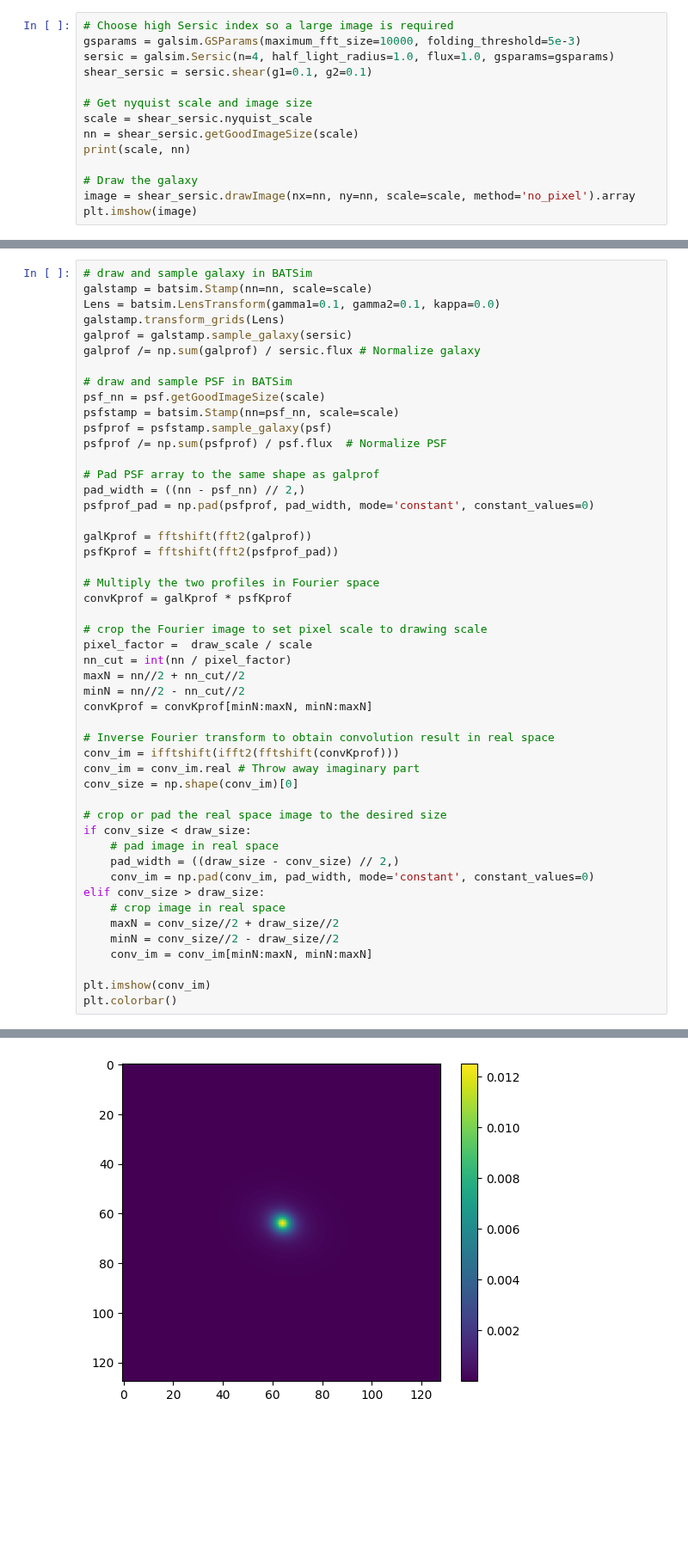
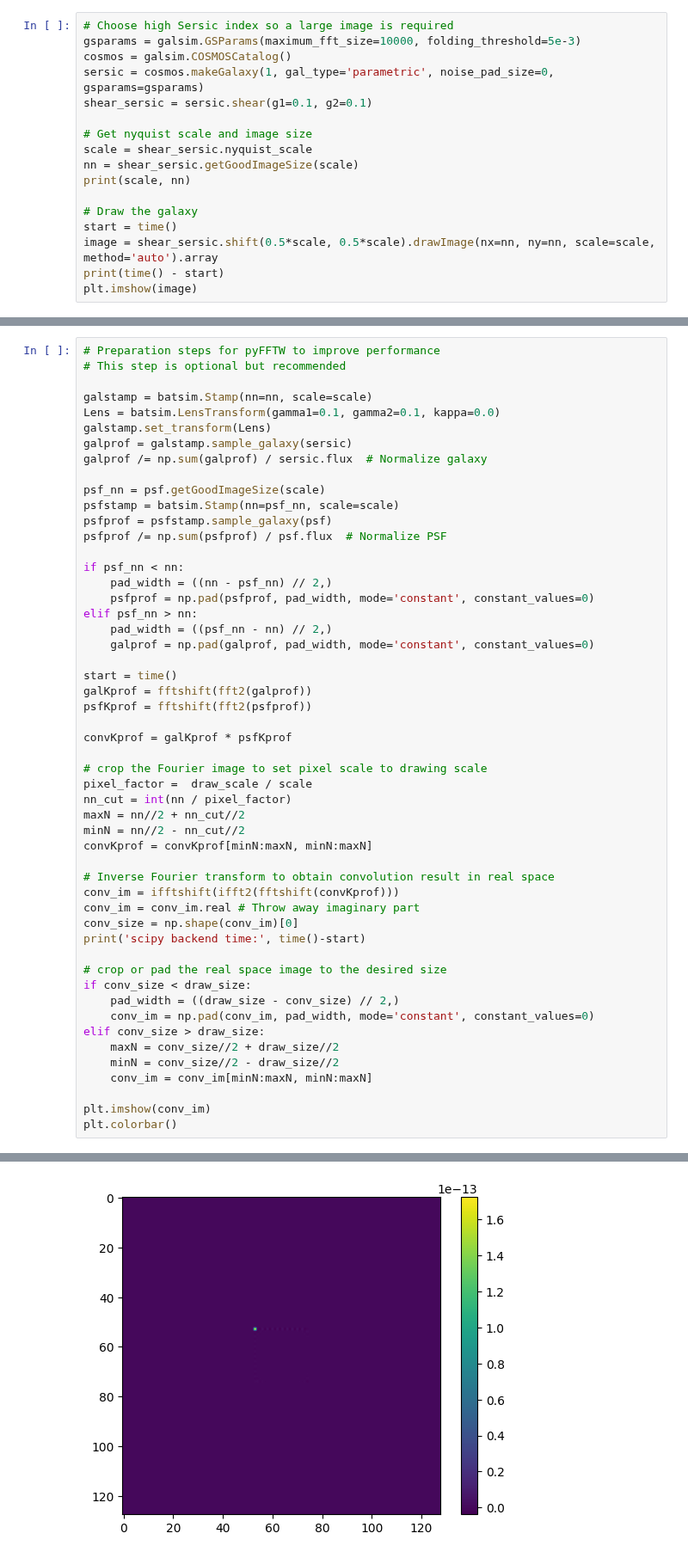
Before and after one commit to CMacM/BATSim, a Jupyter notebook: notebooks/dev/scipy_psf_conv.ipynb, the cells around one changed output, grey strips where cells are left out. Shown at 86% size. Cells and saved outputs as stored; diff of their text form; blank space fills up the shorter version.

```diff
--- a/notebooks/dev/scipy_psf_conv.ipynb
+++ b/notebooks/dev/scipy_psf_conv.ipynb
@@ -8,7 +12,8 @@ from scipy.fft import fft2, ifft2, fftshift, ifftshift, fftfreq
 # %%
 # Choose high Sersic index so a large image is required
 gsparams = galsim.GSParams(maximum_fft_size=10000, folding_threshold=5e-3)
-sersic = galsim.Sersic(n=4, half_light_radius=1.0, flux=1.0, gsparams=gsparams)
+cosmos = galsim.COSMOSCatalog()
+sersic = cosmos.makeGalaxy(1, gal_type='parametric', noise_pad_size=0, gsparams=gsparams)
 shear_sersic = sersic.shear(g1=0.1, g2=0.1)
 
 # Get nyquist scale and image size
@@ -17,6 +22,8 @@ nn = shear_sersic.getGoodImageSize(scale)
 print(scale, nn)
 
 # Draw the galaxy
-image = shear_sersic.drawImage(nx=nn, ny=nn, scale=scale, method='no_pixel').array
+start = time()
+image = shear_sersic.shift(0.5*scale, 0.5*scale).drawImage(nx=nn, ny=nn, scale=scale, method='auto').array
+print(time() - start)
 plt.imshow(image)
 # %% [output]
@@ -44,27 +73,31 @@ plt.colorbar()
 ### Implement Pythonic example of how BATSim could handle PSF convolution
 - Once this is working move to C++ and figure out how best to structure within stamp class to make process intuitive
 # %%
-# draw and sample galaxy in BATSim
+# Preparation steps for pyFFTW to improve performance
+# This step is optional but recommended
+
 galstamp = batsim.Stamp(nn=nn, scale=scale)
 Lens = batsim.LensTransform(gamma1=0.1, gamma2=0.1, kappa=0.0)
-galstamp.transform_grids(Lens)
+galstamp.set_transform(Lens)
 galprof = galstamp.sample_galaxy(sersic)
-galprof /= np.sum(galprof) / sersic.flux # Normalize galaxy
+galprof /= np.sum(galprof) / sersic.flux  # Normalize galaxy
 
-# draw and sample PSF in BATSim
 psf_nn = psf.getGoodImageSize(scale)
 psfstamp = batsim.Stamp(nn=psf_nn, scale=scale)
 psfprof = psfstamp.sample_galaxy(psf)
 psfprof /= np.sum(psfprof) / psf.flux  # Normalize PSF
 
-# Pad PSF array to the same shape as galprof
-pad_width = ((nn - psf_nn) // 2,)
-psfprof_pad = np.pad(psfprof, pad_width, mode='constant', constant_values=0)
+if psf_nn < nn:
+    pad_width = ((nn - psf_nn) // 2,)
+    psfprof = np.pad(psfprof, pad_width, mode='constant', constant_values=0)
+elif psf_nn > nn:
+    pad_width = ((psf_nn - nn) // 2,)
+    galprof = np.pad(galprof, pad_width, mode='constant', constant_values=0)
 
+start = time()
 galKprof = fftshift(fft2(galprof))
-psfKprof = fftshift(fft2(psfprof_pad))
+psfKprof = fftshift(fft2(psfprof))
 
-# Multiply the two profiles in Fourier space
 convKprof = galKprof * psfKprof
 
 # crop the Fourier image to set pixel scale to drawing scale
@@ -78,14 +111,13 @@ convKprof = convKprof[minN:maxN, minN:maxN]
 conv_im = ifftshift(ifft2(fftshift(convKprof)))
 conv_im = conv_im.real # Throw away imaginary part
 conv_size = np.shape(conv_im)[0]
+print('scipy backend time:', time()-start)
 
 # crop or pad the real space image to the desired size
 if conv_size < draw_size:
-    # pad image in real space
     pad_width = ((draw_size - conv_size) // 2,)
     conv_im = np.pad(conv_im, pad_width, mode='constant', constant_values=0)
 elif conv_size > draw_size:
-    # crop image in real space
     maxN = conv_size//2 + draw_size//2
     minN = conv_size//2 - draw_size//2
     conv_im = conv_im[minN:maxN, minN:maxN]
@@ -97 +130 @@ plt.colorbar()
-[figure, old version]
+[figure, new version]
```
Also changed, not shown: parts of 9 cells of this notebook, 4 other files.
